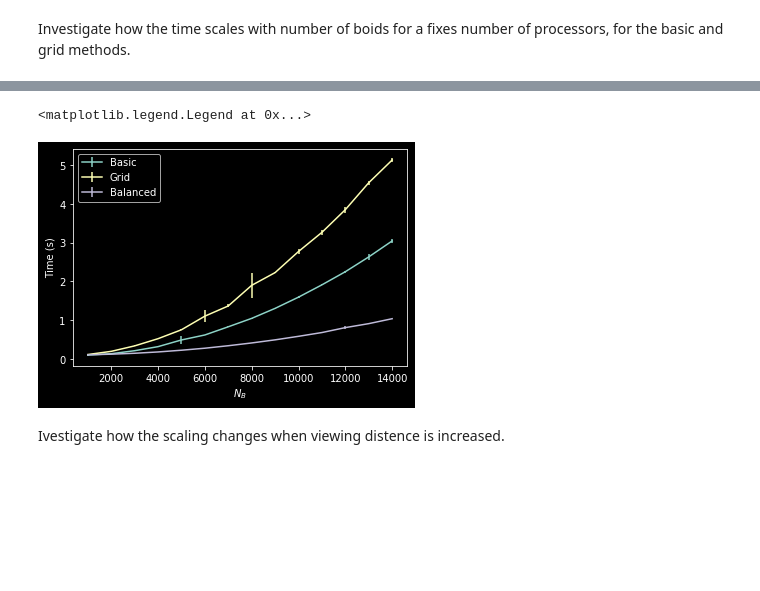
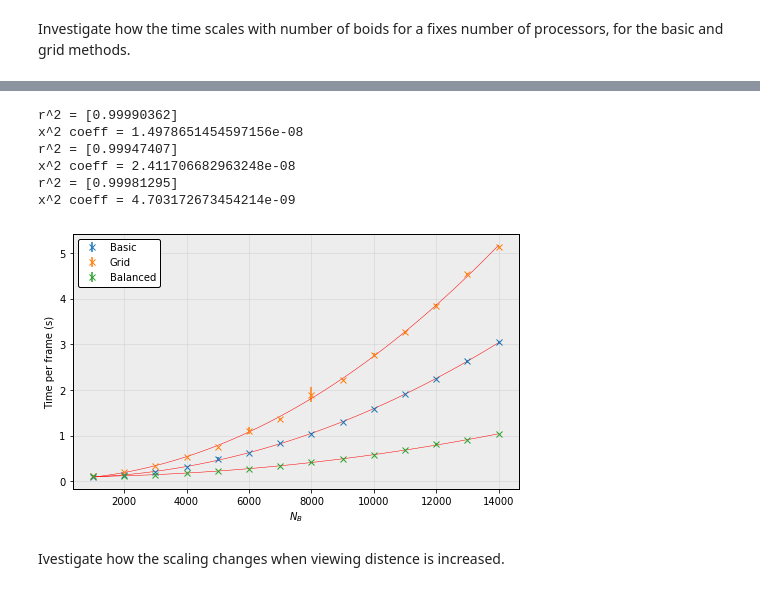
Before and after one commit to magnusross/Adv-Comp, a Jupyter notebook: boids/analysis/graphs.ipynb, the cells around one changed output, grey strips where cells are left out. Cells and saved outputs as stored; diff of their text form; code cells hidden in the pictures; blank space fills up the shorter version.

Commit message:
new graphs notebook

```diff
--- a/boids/analysis/graphs.ipynb
+++ b/boids/analysis/graphs.ipynb
@@ -8,3 +6,24 @@ graphs.ipynb          load.ipynb            local_auto_runner.py
+# %%
+def format_plot():
+    plt.legend(frameon=True, framealpha=1, edgecolor='black')
+    for spine in [ 'right', 'left', 'bottom', 'top']:
+        ax.spines[spine].set_visible(1)
+        ax.spines[spine].set_color('black')
+        ax.spines[spine].set_linewidth(1.)
+    plt.grid(alpha=0.3)
+    ax.set_facecolor('#EDEDED')
+
+def fit_sq_to_plot(x, y, c='r'):
+    fit = np.polyfit(x, y, 2, full=1)
+    coeffs = fit[0]
+    res = fit[1]
+    sum_sq = np.sum(np.square(y - np.mean(y)))
+    x_fit = np.linspace(x.min(), x.max(), 100)
+
+    y_fit = coeffs[0]*x_fit**2 +coeffs[1]*x_fit + coeffs[2]
+    print('r^2 = %s'%(1-res/sum_sq))
+    print('x^2 coeff = %s'%coeffs[0])
+    plt.plot(x_fit, y_fit, c=c, lw=0.5)
 # %% [markdown]
 Investigate how the time scales with number of boids for a fixes number of processors, for the basic and grid methods.
 # %%
@@ -35,15 +69,26 @@ t_bas_mean, t_bas_std = np.mean(t_bas, axis=1), np.std(t_bas, axis=1)
 t_grid_mean, t_grid_std = np.mean(t_grid, axis=1), np.std(t_grid, axis=1)
 t_bal_mean, t_bal_std = np.mean(t_bal, axis=1), np.std(t_bal, axis=1)
 # %%
-plt.errorbar(N, t_bas_mean/50, 1/25*t_bas_std, label='Basic')
-plt.errorbar(N, t_grid_mean/50, 1/25*t_grid_std, label='Grid')
-plt.errorbar(N, t_bal_mean/50, 1/25*t_bal_std, label='Balanced')
+fig, ax = plt.subplots(nrows=1, ncols=1, figsize=(8, 4.7))
+plt.errorbar(N, t_bas_mean/50, 1/50*t_bas_std, label='Basic', fmt='x')
+fit_sq_to_plot(N, t_bas_mean/50)
+plt.errorbar(N, t_grid_mean/50, 1/50*t_grid_std, label='Grid', fmt='x')
+fit_sq_to_plot(N, t_grid_mean/50)
+plt.errorbar(N, t_bal_mean/50, 1/50*t_bal_std, label='Balanced', fmt='x')
+fit_sq_to_plot(N, t_bal_mean/50)
 plt.xlabel('$N_B$')
-plt.ylabel('Time (s)')
+plt.ylabel('Time per frame (s)')
 plt.legend()
+format_plot()
+plt.savefig('./figures/N_B_scaling.pdf', dpi=800)
 # %% [output]
-<matplotlib.legend.Legend at 0x...>
+r^2 = [0.99990362]
+x^2 coeff = 1.4978651454597156e-08
+r^2 = [0.99947407]
+x^2 coeff = 2.411706682963248e-08
+r^2 = [0.99981295]
+x^2 coeff = 4.703172673454214e-09
-[figure, old version]
+[figure, new version]
 # %% [markdown]
 Ivestigate how the scaling changes when viewing distence is increased.
 # %%
```
Also changed, not shown: parts of 26 cells of this notebook.
